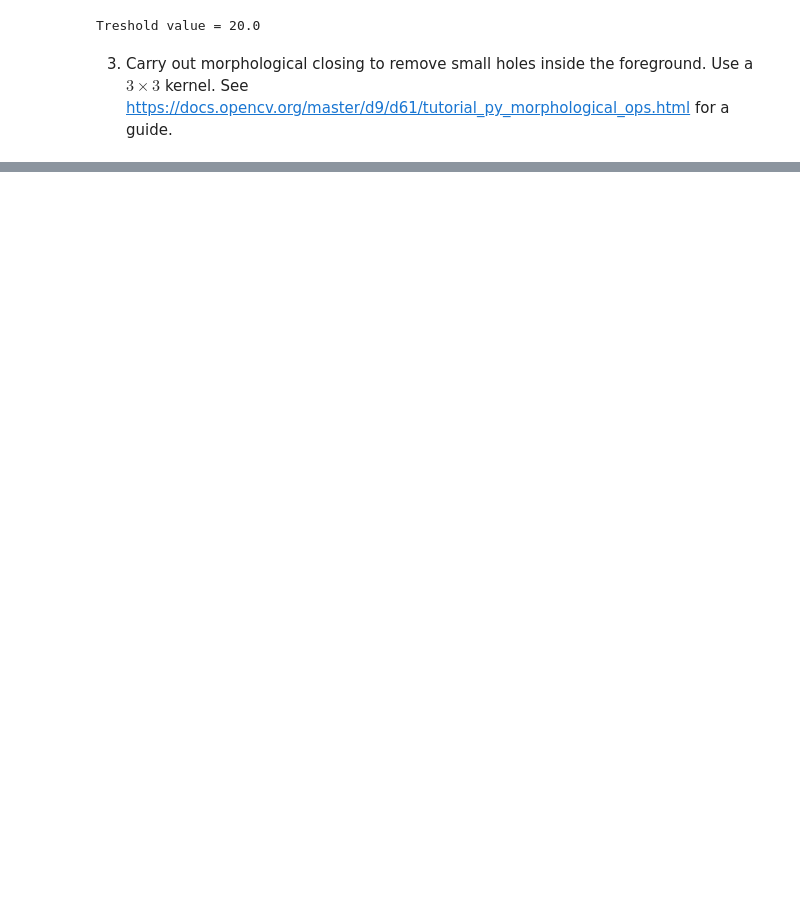
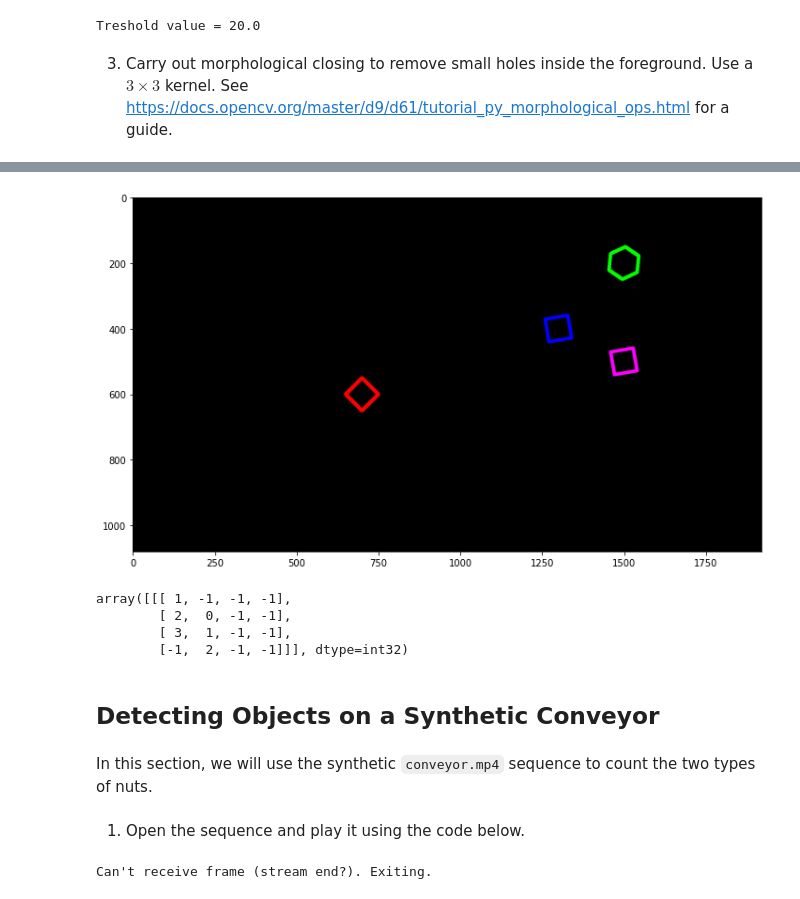
Before and after one commit to SasininduSV/EN2550-Assignments-03, a Jupyter notebook: 190648C_a03.ipynb, the cells around one changed output, grey strips where cells are left out. Drawn from its saved outputs; the diff is of its cells as text; code cells hidden in the pictures; blank space fills up the shorter version.

Commit message:
Detecting Objects Done

```diff
--- a/190648C_a03.ipynb
+++ b/190648C_a03.ipynb
@@ -76,0 +94,19 @@ plt.show()
+# %%
+images = ['hexnut_template','squarenut_template','conveyor_f100']
+
+for i in range(3):
+    nlabels, labels, stats, centroids = cv.connectedComponentsWithStats(eval(images[i]))
+    labels = np.uint8(labels)
+    labels = cv.normalize(labels, None, 0, 255, cv.NORM_MINMAX)
+    labels = cv.applyColorMap(labels, cv.COLORMAP_INFERNO)
+
+    fig, ax = plt.subplots()
+    ax.imshow(cv.cvtColor(labels, cv.COLOR_BGR2RGB))
+    plt.show()
+    print("No of connected components - {} (without the background)".format(nlabels-1))
+    for k in range(1,nlabels):
+        print("\n---Component {}".format(k))
+        print("* The starting x coordinate of the component - {}     * The starting y coordinate of the component - {}".format(stats[k,cv.CC_STAT_LEFT], stats[k,cv.CC_STAT_TOP]))
+        print("* The width of the component - {}     * The height of the component - {}".format(stats[k,cv.CC_STAT_WIDTH], stats[k,cv.CC_STAT_HEIGHT]))
+        print("* The area of the component - {}".format(stats[k,cv.CC_STAT_AREA]))
+        print("* The centroid (x, y) coordinates of the component - {}".format(centroids[k]))
@@ -76,0 +157,48 @@ plt.show()
+# %%
+contours, hierarchy = cv.findContours(conveyor_f100, cv.RETR_EXTERNAL, cv.CHAIN_APPROX_SIMPLE)
+con_copy = cv.cvtColor(conveyor_f100.copy(), cv.COLOR_GRAY2BGR)
+con_copy_ = np.zeros(con_copy.shape, dtype=int)
+for i in range(len(contours)):
+    cv.drawContours(con_copy_, contours, i,(np.random.randint(2)*255,np.random.randint(2)*255,np.random.randint(2)*255), 10)
+fig, ax = plt.subplots(figsize=(12,10))
+ax.imshow(con_copy_)
+plt.show()
+# %% [output]
+[figure, added]
+# %%
+hierarchy
+# %% [output]
+array([[[ 1, -1, -1, -1],
+        [ 2,  0, -1, -1],
+        [ 3,  1, -1, -1],
+        [-1,  2, -1, -1]]], dtype=int32)
+# %% [markdown]
+## Detecting Objects on a Synthetic Conveyor
+# %% [markdown]
+In this section, we will use the synthetic `conveyor.mp4` sequence to
+count the two types of nuts.
+# %% [markdown]
+1.  Open the sequence and play it using the code below.
+# %%
+cv.namedWindow('Conveyor', cv.WINDOW_NORMAL)
+cap = cv.VideoCapture(r'Assignment-03 Materials\conveyor.mp4')
+f = 0
+frame = []
+while cap.isOpened():
+    ret, frame = cap.read()
+    if not ret:
+        print("Can't receive frame (stream end?). Exiting.")
+        break
+
+    f += 1
+    text = 'Frame:' + str(f)
+    cv.putText(frame,text , (100, 100), cv.FONT_HERSHEY_COMPLEX, 1, (0,250,0), 1, cv.LINE_AA)
+    cv.imshow('Conveyor', frame)
+
+    if cv.waitKey(1) == ord('q'):
+        break
+
+cap.release()
+cv.destroyAllWindows()
+# %% [output]
+Can't receive frame (stream end?). Exiting.
```
Also changed, not shown: parts of 7 cells of this notebook, 1 other file.
